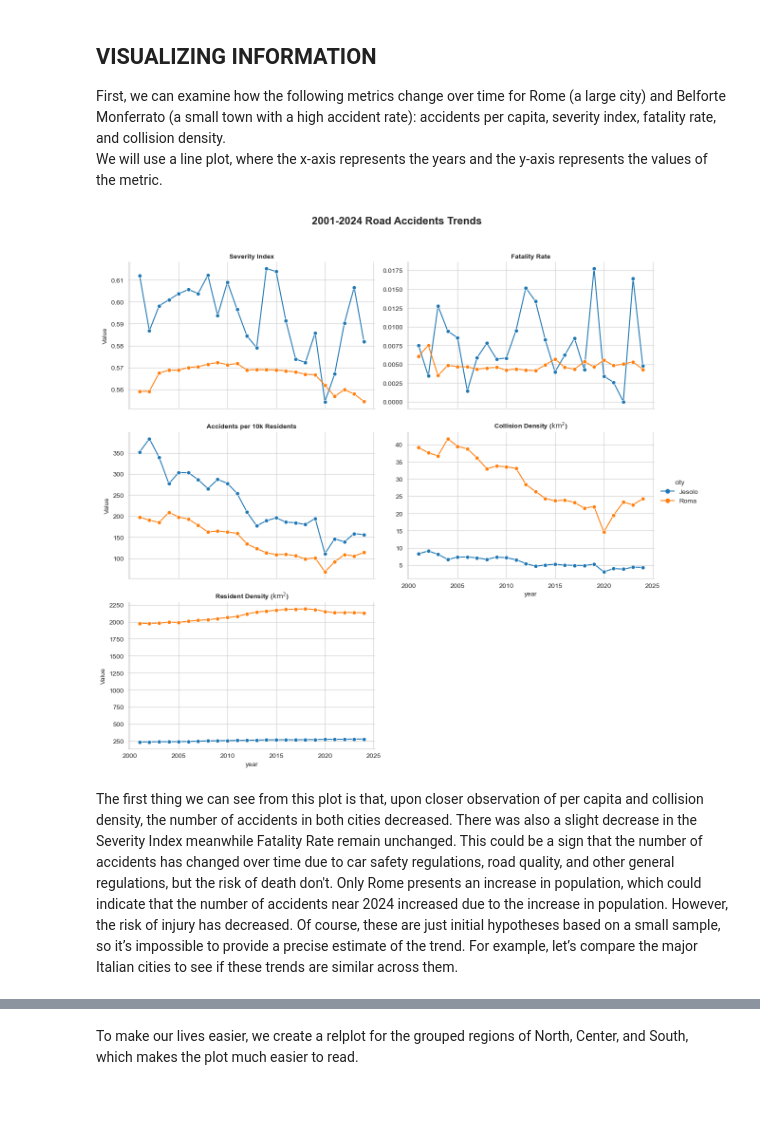
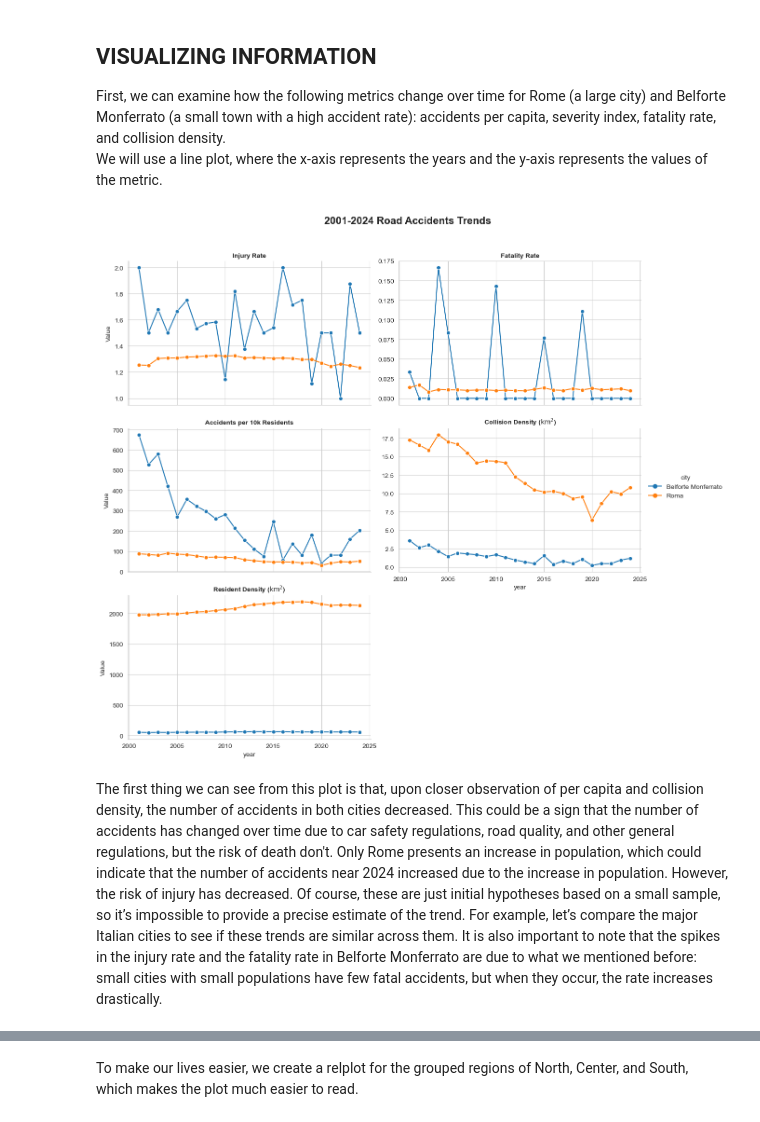
Before and after one commit to marcoboscato/ISTAT_traffic_analysis, a Jupyter notebook: analysis.ipynb, the cells around one changed output, grey strips where cells are left out. Cells and saved outputs as stored; diff of their text form; code cells hidden in the pictures.

```diff
--- a/analysis.ipynb
+++ b/analysis.ipynb
@@ -17,10 +17,10 @@ In the `data_preparation.ipynb` notebook, we cleaned, fixed, and joined the data
 # import data
 # -> Use keep_default_na to avoid issues with misunderstood values as before (since now we know what to expect)
 
-df_raw = pd.read_csv('data/instat_situas_traffic_accidents_data.csv', keep_default_na=False)
+df_raw = pd.read_csv('data/istat_situas_traffic_accidents_data.csv', keep_default_na=False)
 
 print(df_raw.info())
-df_raw.sample(10)
+df_raw.head(50)
 # %% [output]
 <class 'pandas.core.frame.DataFrame'>
 RangeIndex: 572700 entries, 0 to 572699
@@ -172,26 +168,20 @@ print(df_filtered['year'].min(), df_filtered['year'].max())
 2001 2024
 # %%
-# 1) Total Accidents
-df_filtered['total_accidents'] = df_filtered['collisions'] + df_filtered['injuries'] + df_filtered['fatalities']
+# 2) Injury Rate (where condition to taking into account possible division by zero)
+df_pivot['injury_rate'] = np.where(df_pivot['collisions'] > 0, df_pivot['injuries'] / df_pivot['collisions'], 0)
 
-# 2) Harmful Accidents (M + F)
-df_filtered['harmful_accidents'] = df_filtered['fatalities'] + df_filtered['injuries']
+# 3) Fatality Rate
+df_pivot['fatality_rate'] = np.where(df_pivot['collisions'] > 0, df_pivot['fatalities'] / df_pivot['collisions'], 0)
 
-# 3) Severity Index (where condition to taking into account possible division by zero)
-df_filtered['severity_index'] = np.where(df_filtered['total_accidents'] > 0, df_filtered['harmful_accidents'] / df_filtered['total_accidents'], 0)
+# 4) Per-Capita Accidents Rate
+df_pivot['per_capita_accidents_rate'] = (df_pivot['collisions'] / df_pivot['residents']) * 1e4
 
-# 4) Fatality Rate
-df_filtered['fatality_rate'] = np.where(df_filtered['total_accidents'] > 0, df_filtered['fatalities'] / df_filtered['total_accidents'], 0)
+# 5) Collision Density
+df_pivot['collision_density'] = df_pivot['collisions'] / df_pivot['area (km2)']
 
-# 5) Per-Capita Accidents Rate
-df_filtered['per_capita_accidents_rate'] = (df_filtered['total_accidents'] / df_filtered['residents']) * 1e4
+# 6) Resident Density
+df_pivot['resident_density'] = df_pivot['residents'] / df_pivot['area (km2)']
 
-# 6) Collision Density
-df_filtered['collision_density'] = df_filtered['total_accidents'] / df_filtered['area (km2)']
-
-# 7) Resident Density
-df_filtered['resident_density'] = df_filtered['residents'] / df_filtered['area (km2)']
-
-df_filtered
+df_pivot
 # %% [output]
 | type | city_id | year | city | province | region | residents | area (km2) | degurba | collisions | injuries | ... |
@@ -334,22 +320,23 @@ def realplot_year_comparison(df, hue, xaxis, metrics, metric_labels):
     g.fig.suptitle(f'2001-2024 Road Accidents Trends', fontsize=16, weight='bold')
     plt.show()
 # %%
-locations = ['Roma', 'Jesolo']
+locations = ['Roma', 'Belforte Monferrato']
 
-metrics = ['severity_index', 'fatality_rate', 'per_capita_accidents_rate', 'collision_density', 'resident_density']
+metrics = ['injury_rate', 'fatality_rate', 'per_capita_accidents_rate', 'collision_density', 'resident_density']
 metric_labels = {
     'per_capita_accidents_rate': 'Accidents per 10k Residents',
-    'severity_index': 'Severity Index',
+    'injury_rate': 'Injury Rate',
     'fatality_rate': 'Fatality Rate',
     'collision_density': r'Collision Density ($\text{km}^2$)',
     'resident_density': r'Resident Density ($\text{km}^2$)',
 }
-realplot_year_comparison(df_filtered[df_filtered['city'].isin(locations)], 'city', 'year', metrics, metric_labels)
+realplot_year_comparison(df_pivot[df_pivot['city'].isin(locations)], 'city', 'year', metrics, metric_labels)
 # %% [output]
-[figure, old version]
+[figure, new version]
 # %% [markdown]
-The first thing we can see from this plot is that, upon closer observation of per capita and collision density, the number of accidents in both cities decreased. There was also a slight decrease in the Severity Index meanwhile Fatality Rate remain unchanged. This could be a sign that the number of accidents has changed over time due to car safety regulations, road quality, and other general regulations, but the risk of death don't. Only Rome presents an increase in population, which could indicate that the number of accidents near 2024 increased due to the increase in population. However, the risk of injury has decreased.
+The first thing we can see from this plot is that, upon closer observation of per capita and collision density, the number of accidents in both cities decreased. This could be a sign that the number of accidents has changed over time due to car safety regulations, road quality, and other general regulations, but the risk of death don't. Only Rome presents an increase in population, which could indicate that the number of accidents near 2024 increased due to the increase in population. However, the risk of injury has decreased.
 Of course, these are just initial hypotheses based on a small sample, so it’s impossible to provide a precise estimate of the trend. For example, let’s compare the major Italian cities to see if these trends are similar across them.
+It is also important to note that the spikes in the injury rate and the fatality rate in Belforte Monferrato are due to what we mentioned before: small cities with small populations have few fatal accidents, but when they occur, the rate increases drastically.
 # %%
 locations = ['Roma', 'Milano', 'Torino', 'Napoli', 'Firenze']
 
```
Also changed, not shown: parts of 81 cells of this notebook, 11 other files.
